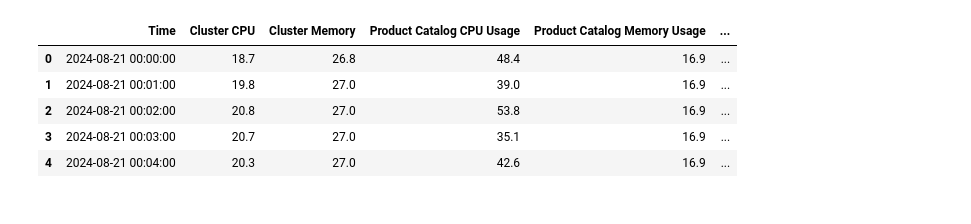
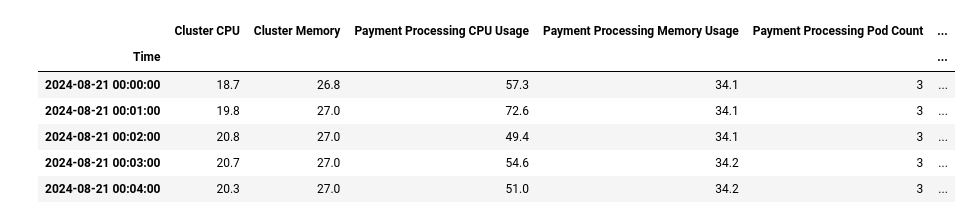
Before and after one commit to shahzaibshaikh/ml-research, a Jupyter notebook: NHiTS_Final_Dataset.ipynb, the cells around one changed output. Drawn from its saved outputs; the diff is of its cells as text; code cells hidden in the pictures.

```diff
--- a/NHiTS_Final_Dataset.ipynb
+++ b/NHiTS_Final_Dataset.ipynb
@@ -23,4 +1,17 @@ logging.disable(logging.CRITICAL)
 # %%
+import os
+import pandas as pd
+import torch
+from darts import TimeSeries
+from darts.models import NHiTSModel
+from darts.utils.likelihood_models import GaussianLikelihood
+from sklearn.preprocessing import MinMaxScaler
+from darts.dataprocessing.transformers import Scaler
+from pytorch_lightning.callbacks import EarlyStopping
+from pytorch_lightning.loggers import TensorBoardLogger
+import pytorch_lightning as pl
+
+
 # Define the columns to include in the new DataFrame
 order_columns_to_include = [
     'Time',
@@ -48,8 +39,8 @@ shipping_columns_to_include = [
     'Cluster Memory',
     'Shipping Logistics CPU Usage',
     'Shipping Logistics Memory Usage',
-    'Shipping and Logistics Request Count',
-    'Shipping and Logistics 5xx Failures',
+    'Shipping Logistics Request Count',
+    'Shipping Logistics 5xx Failures',
     'Shipping Logistics Pod Count'
 ]
 user_columns_to_include = [
@@ -68,43 +59,76 @@ reviews_columns_to_include = [
     'Cluster Memory',
     'Review Rating CPU Usage',
     'Review Rating Memory Usage',
-    'Review and Rating Request Count',
-    'Review and Rating 5xx Failures',
+    'Review Rating Request Count',
+    'Review Rating 5xx Failures',
     'Review Rating Pod Count'
 ]
 payment_columns_to_include = [
     'Time',
     'Cluster CPU',
     'Cluster Memory',
     'Payment Processing CPU Usage',
     'Payment Processing Memory Usage',
     'Payment Processing Request Count',
     'Payment Processing 5xx Failures',
     'Payment Processing Pod Count'
 ]
 
 file_path = '~/Downloads/Collected Data - 24 Sep 23:59:00.csv'
 
 # Creating dataframes for each service
 order_df = pd.read_csv(file_path, usecols=order_columns_to_include)
 product_df = pd.read_csv(file_path, usecols=product_columns_to_include)
 user_df = pd.read_csv(file_path, usecols=user_columns_to_include)
 reviews_df = pd.read_csv(file_path, usecols=reviews_columns_to_include)
 shipping_df = pd.read_csv(file_path, usecols=shipping_columns_to_include)
 payment_df = pd.read_csv(file_path, usecols=payment_columns_to_include)
 
 order_df.fillna(0, inplace=True)
 product_df.fillna(0, inplace=True)
 user_df.fillna(0, inplace=True)
 reviews_df.fillna(0, inplace=True)
 shipping_df.fillna(0, inplace=True)
 payment_df.fillna(0, inplace=True)
 
+
+# Convert 'Timestamp [ms]' to datetime and set it as the index
+order_df['Time'] = pd.to_datetime(order_df['Time'])
+order_df.set_index('Time', inplace=True)
+order_df['Time'] = order_df.index
+order_df.head()
+
+product_df['Time'] = pd.to_datetime(product_df['Time'])
+product_df.set_index('Time', inplace=True)
+product_df['Time'] = product_df.index
 product_df.head()
+
+user_df['Time'] = pd.to_datetime(user_df['Time'])
+user_df.set_index('Time', inplace=True)
+user_df['Time'] = user_df.index
+user_df.head()
+
+reviews_df['Time'] = pd.to_datetime(reviews_df['Time'])
+reviews_df.set_index('Time', inplace=True)
+reviews_df['Time'] = reviews_df.index
+reviews_df.head()
+
+shipping_df['Time'] = pd.to_datetime(shipping_df['Time'])
+shipping_df.set_index('Time', inplace=True)
+shipping_df['Time'] = shipping_df.index
+shipping_df.head()
+
+payment_df['Time'] = pd.to_datetime(payment_df['Time'])
+payment_df.set_index('Time', inplace=True)
+payment_df['Time'] = payment_df.index
+payment_df.head()
+
+payment_df.head()
 # %% [output]
-|  | Time | Cluster CPU | Cluster Memory | Product Catalog CPU Usage | Product Catalog Memory Usage | ... |
-| 0 | 2024-08-21 00:00:00 | 18.7 | 26.8 | 48.4 | 16.9 | ... |
-| 1 | 2024-08-21 00:01:00 | 19.8 | 27.0 | 39.0 | 16.9 | ... |
-| 2 | 2024-08-21 00:02:00 | 20.8 | 27.0 | 53.8 | 16.9 | ... |
-| 3 | 2024-08-21 00:03:00 | 20.7 | 27.0 | 35.1 | 16.9 | ... |
-| 4 | 2024-08-21 00:04:00 | 20.3 | 27.0 | 42.6 | 16.9 | ... |
+|  | Cluster CPU | Cluster Memory | Payment Processing CPU Usage | Payment Processing Memory Usage | Payment Processing Pod Count | ... |
+| Time |  |  |  |  |  | ... |
+| 2024-08-21 00:00:00 | 18.7 | 26.8 | 57.3 | 34.1 | 3 | ... |
+| 2024-08-21 00:01:00 | 19.8 | 27.0 | 72.6 | 34.1 | 3 | ... |
+| 2024-08-21 00:02:00 | 20.8 | 27.0 | 49.4 | 34.1 | 3 | ... |
+| 2024-08-21 00:03:00 | 20.7 | 27.0 | 54.6 | 34.2 | 3 | ... |
+| 2024-08-21 00:04:00 | 20.3 | 27.0 | 51.0 | 34.2 | 3 | ... |
```
Also changed, not shown: parts of 14 cells of this notebook.
